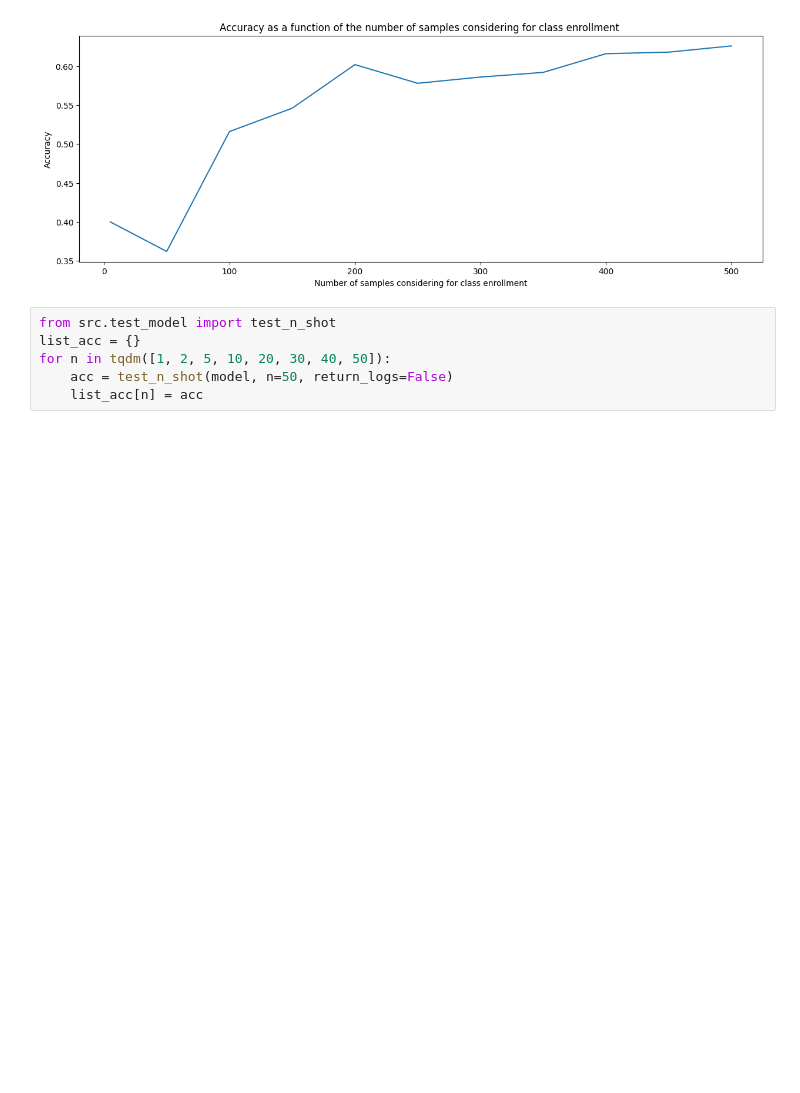
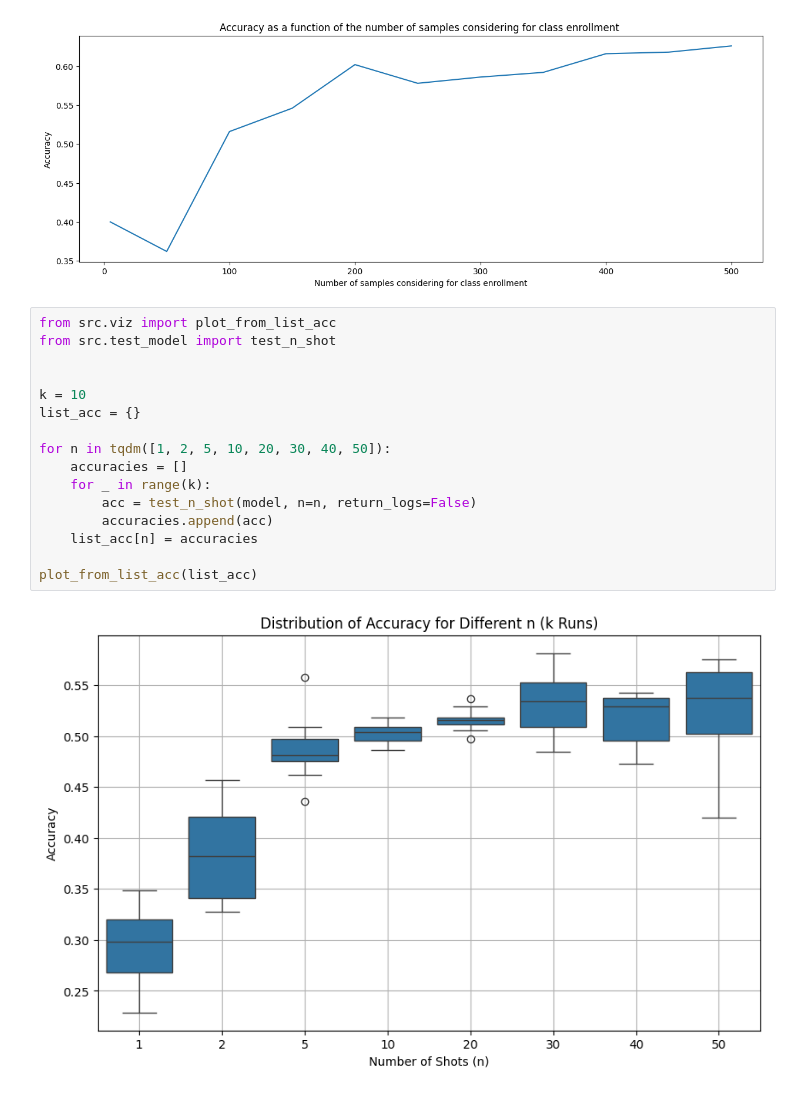
Before and after one commit to NailKhelifa/PrototypicalFewShots, a Jupyter notebook: ntbk/main.ipynb, the cells around one changed output. Saved outputs shown, nothing was run; the diff lists cells and outputs as text; blank space fills up the shorter version.

```diff
--- a/ntbk/main.ipynb
+++ b/ntbk/main.ipynb
@@ -109,8 +109,20 @@ fig.show()
 # %% [output]
 [figure]
 # %%
+from src.viz import plot_from_list_acc
 from src.test_model import test_n_shot
+
+
+k = 10
 list_acc = {}
+
 for n in tqdm([1, 2, 5, 10, 20, 30, 40, 50]):
-    acc = test_n_shot(model, n=50, return_logs=False)
-    list_acc[n] = acc
+    accuracies = []
+    for _ in range(k):
+        acc = test_n_shot(model, n=n, return_logs=False)
+        accuracies.append(acc)
+    list_acc[n] = accuracies
+
+plot_from_list_acc(list_acc)
+# %% [output]
+[figure, added]
```
Also changed, not shown: parts of 3 cells of this notebook.
